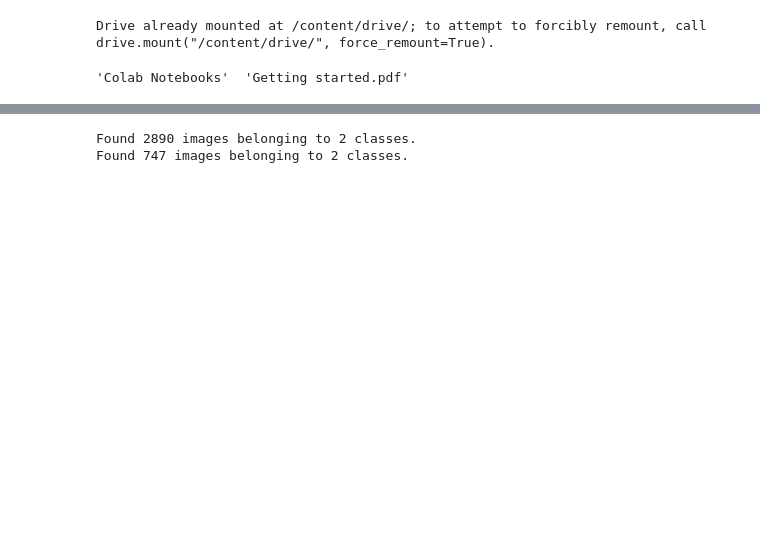
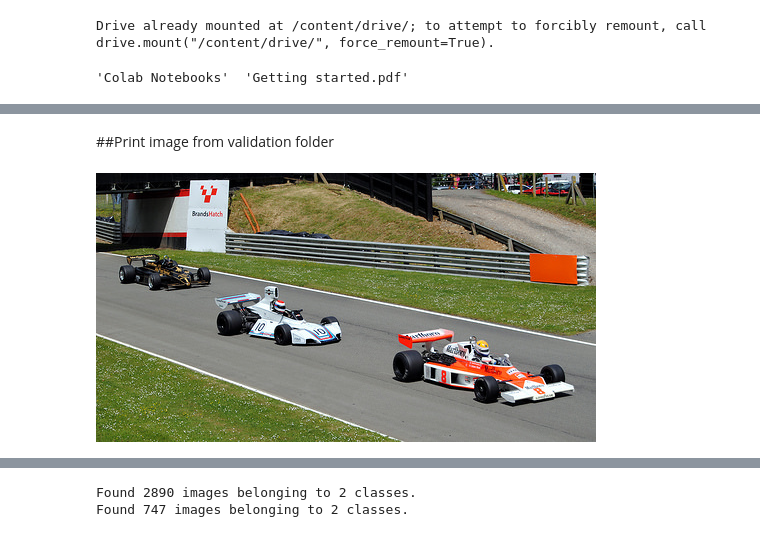
Before and after one commit to S3688570/Cars_Deep_Learning, a Jupyter notebook: test.ipynb, the cells around one changed output, grey strips where cells are left out. Drawn from its saved outputs; the diff is of its cells as text; code cells hidden in the pictures; blank space fills up the shorter version.

```diff
--- a/test.ipynb
+++ b/test.ipynb
@@ -26,0 +66,8 @@ img_width = 128 #@param {type:"integer"}
+# %% [markdown]
+##Print image from validation folder
+# %%
+validFilename = '/content/drive/My Drive/Colab Notebooks/cars_dl/cars/val_set/car/'+validCarImages[5]
+dimage = Image.open(validFilename)
+dimage
+# %% [output]
+[figure, added]
```
Also changed, not shown: parts of 33 cells of this notebook.
